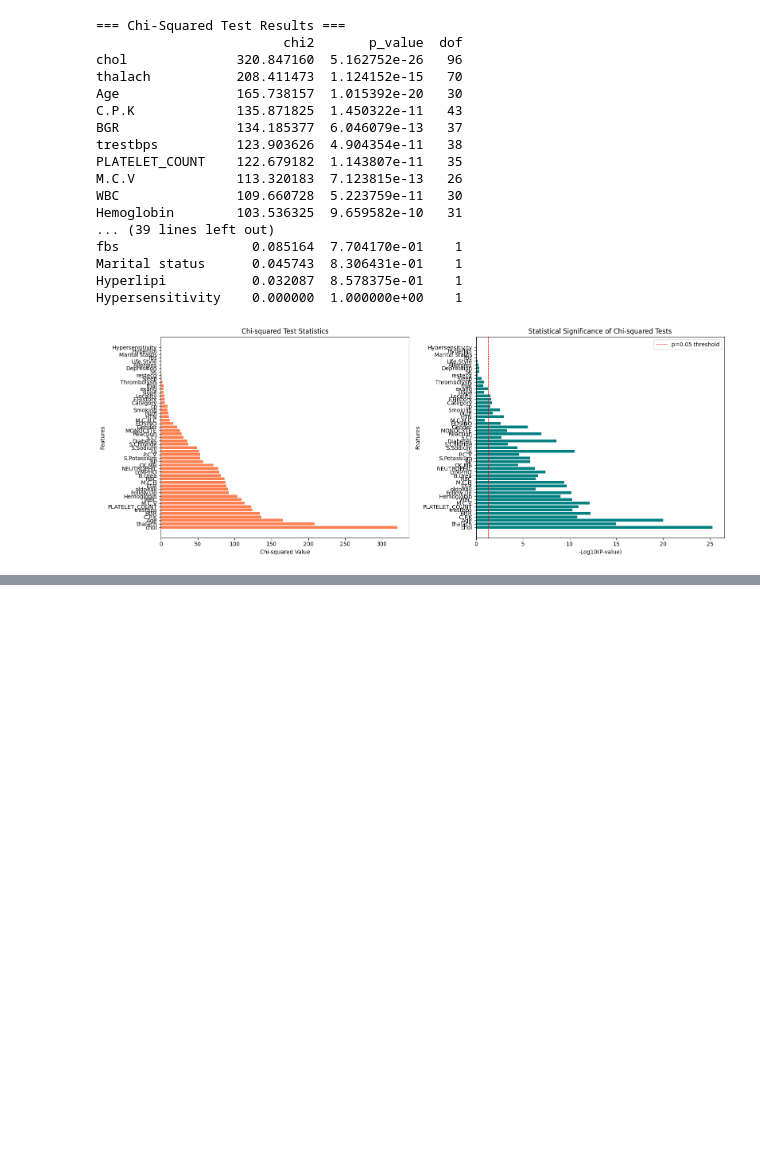
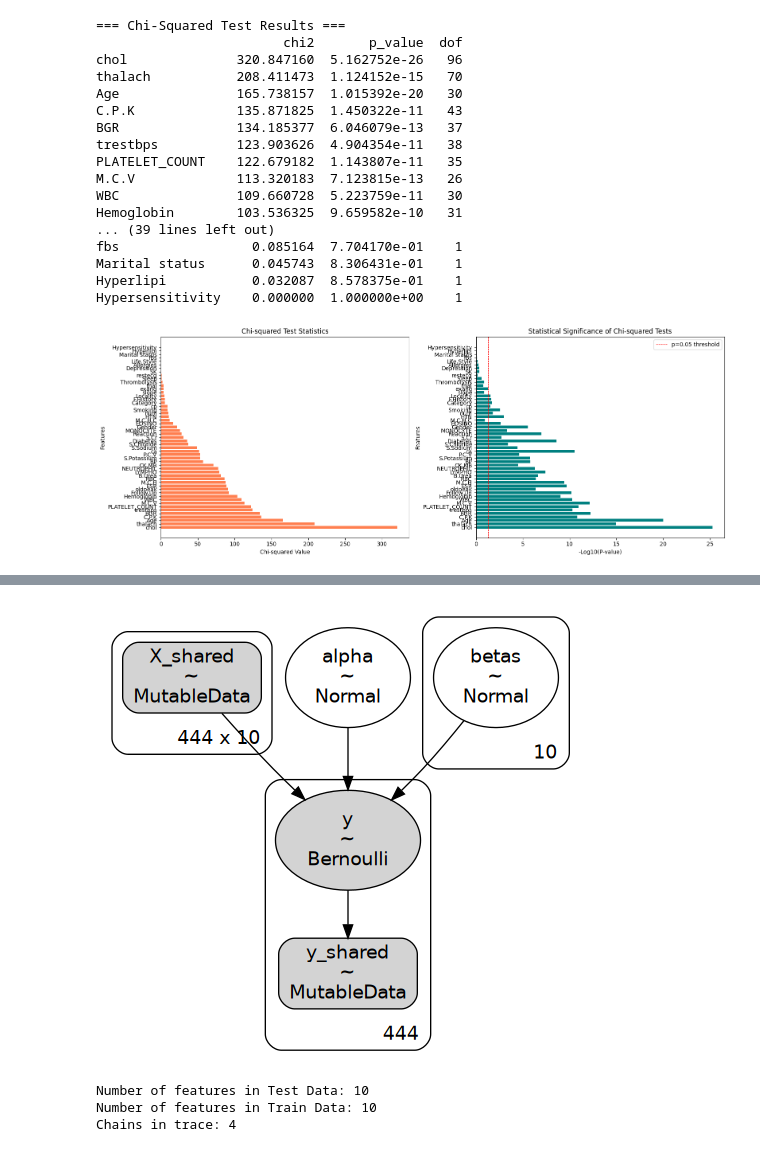
Before and after one commit to Akshit-H-Jain/heart-failure-prediction, a Jupyter notebook: notebooks/health-disease-prediction.ipynb, the cells around one changed output, grey strips where cells are left out. Cells and saved outputs as stored; diff of their text form; code cells hidden in the pictures; blank space fills up the shorter version.

Commit message:
Bayesian modeling & posterior analysis

```diff
--- a/notebooks/health-disease-prediction.ipynb
+++ b/notebooks/health-disease-prediction.ipynb
@@ -642,0 +693,3 @@ Hypersensitivity    0.000000  1.000000e+00    1
+# %%
+scaled_df = pd.merge(scaled_continuous_features_df, binary_features, left_index=True, right_index=True)
+scaled_df.head()
@@ -642,0 +703,14 @@ Hypersensitivity    0.000000  1.000000e+00    1
+# %%
+from sklearn.model_selection import train_test_split
+
+test_size = 0.25
+train_df, test_df = train_test_split(scaled_df, test_size=test_size, random_state=RANDOM_SEED)
+# %%
+from imblearn.over_sampling import SMOTE
+
+X = train_df.drop('Mortality', axis=1)
+y = train_df['Mortality']
+
+smote = SMOTE(random_state=RANDOM_SEED)
+
+X, y = smote.fit_resample(X, y)
@@ -642,0 +744,16 @@ Hypersensitivity    0.000000  1.000000e+00    1
+# %%
+X_test = test_df.drop('Mortality', axis=1)
+y_test = test_df['Mortality']
+
+with pm.Model() as logistic_model:
+    X_shared = pm.MutableData('X_shared', X)
+    y_shared = pm.MutableData('y_shared', y)
+
+    alpha = pm.Normal('alpha', mu=0, sigma=10)
+    betas = pm.Normal('betas', mu=0, sigma=10, shape=X_shared.shape[1])
+
+    logits = alpha + pm.math.dot(X_shared, betas)
+
+    likelihood = pm.Bernoulli('y', pm.math.sigmoid(logits), observed=y_shared)
+
+    trace = pm.sample(20000, tune=1000, target_accept=0.80, return_inferencedata=True, chains=4)
@@ -642,0 +767,13 @@ Hypersensitivity    0.000000  1.000000e+00    1
+# %%
+gv = pm.model_graph.model_to_graphviz(logistic_model)
+display_png(gv)
+# %% [output]
+[figure, added]
+# %%
+print(f"Number of features in Test Data: {X_test.shape[1]}")
+print(f"Number of features in Train Data: {X.shape[1]}")
+print(f"Chains in trace: {len(trace)}")
+# %% [output]
+Number of features in Test Data: 10
+Number of features in Train Data: 10
+Chains in trace: 4
```
Also changed, not shown: parts of 30 cells of this notebook.
